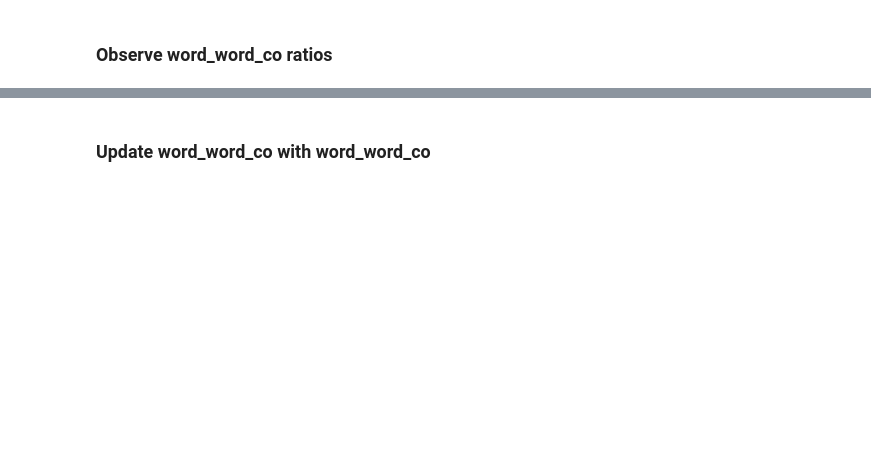
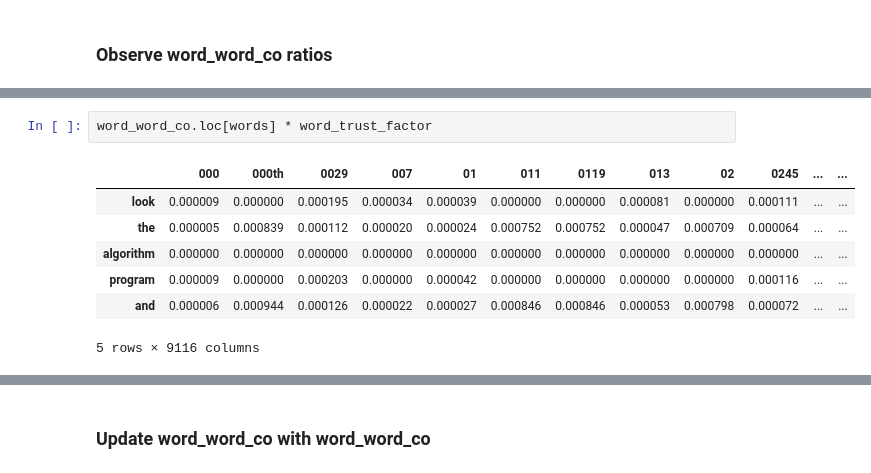
Before and after one commit to iamr0b0tx/topic_modeler, a Jupyter notebook: topic_modeler - latent_space.ipynb, the cells around one changed output, grey strips where cells are left out. Drawn from its saved outputs; the diff is of its cells as text; blank space fills up the shorter version.

```diff
--- a/topic_modeler - latent_space.ipynb
+++ b/topic_modeler - latent_space.ipynb
@@ -209,3 +208,13 @@ plt.show()
+# %%
+word_word_co.loc[words] * word_trust_factor
+# %% [output]
+|  | 000 | 000th | 0029 | 007 | 01 | 011 | 0119 | 013 | 02 | 0245 | ... | ... |
+| look | 0.000009 | 0.000000 | 0.000195 | 0.000034 | 0.000039 | 0.000000 | 0.000000 | 0.000081 | 0.000000 | 0.000111 | ... | ... |
+| the | 0.000005 | 0.000839 | 0.000112 | 0.000020 | 0.000024 | 0.000752 | 0.000752 | 0.000047 | 0.000709 | 0.000064 | ... | ... |
+| algorithm | 0.000000 | 0.000000 | 0.000000 | 0.000000 | 0.000000 | 0.000000 | 0.000000 | 0.000000 | 0.000000 | 0.000000 | ... | ... |
+| program | 0.000009 | 0.000000 | 0.000203 | 0.000000 | 0.000042 | 0.000000 | 0.000000 | 0.000000 | 0.000000 | 0.000116 | ... | ... |
+| and | 0.000006 | 0.000944 | 0.000126 | 0.000022 | 0.000027 | 0.000846 | 0.000846 | 0.000053 | 0.000798 | 0.000072 | ... | ... |
+5 rows × 9116 columns
 # %%
 word_word_co.loc[word].sort_values(ascending=False).head(5)
 # %% [output]
```
Also changed, not shown: parts of 30 cells of this notebook.
